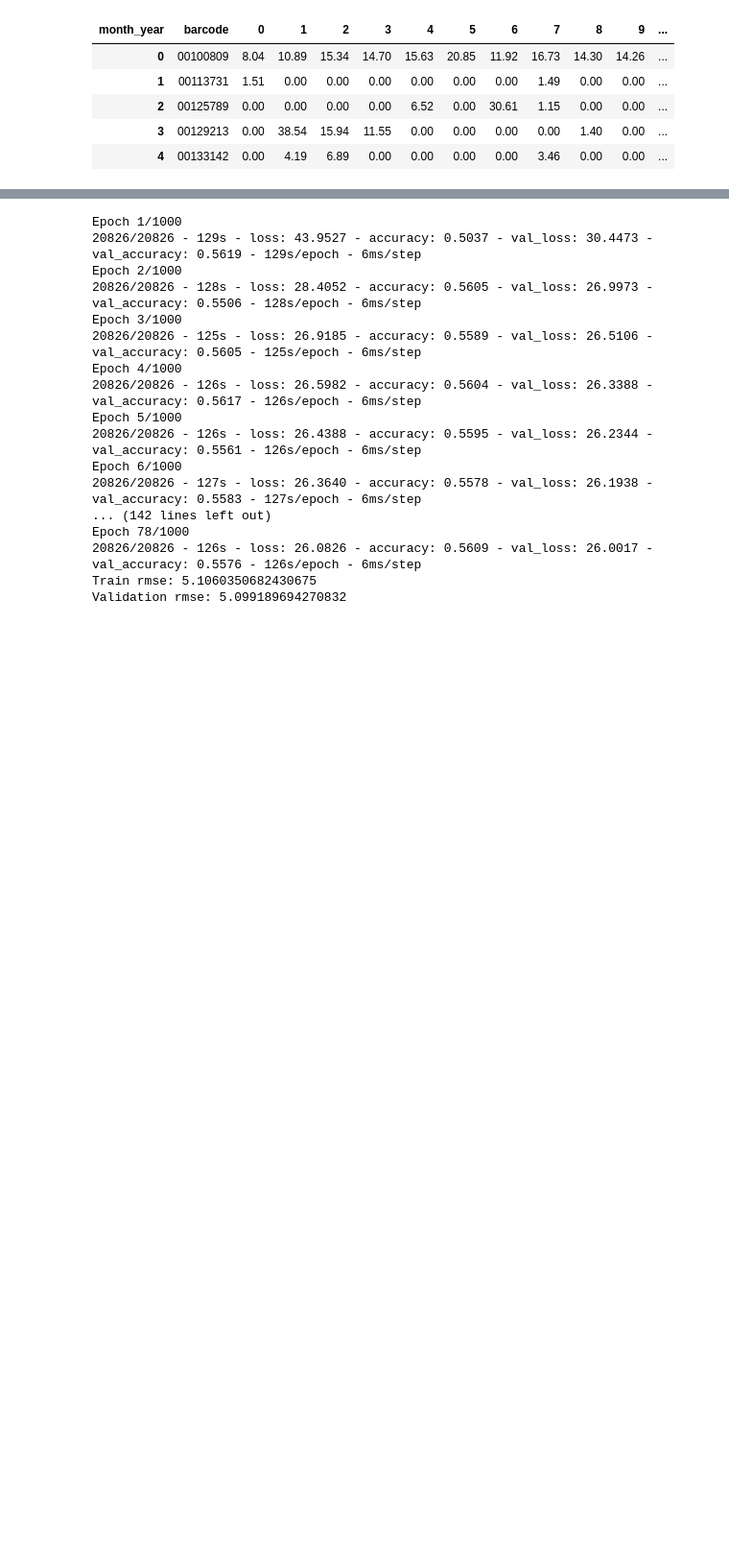
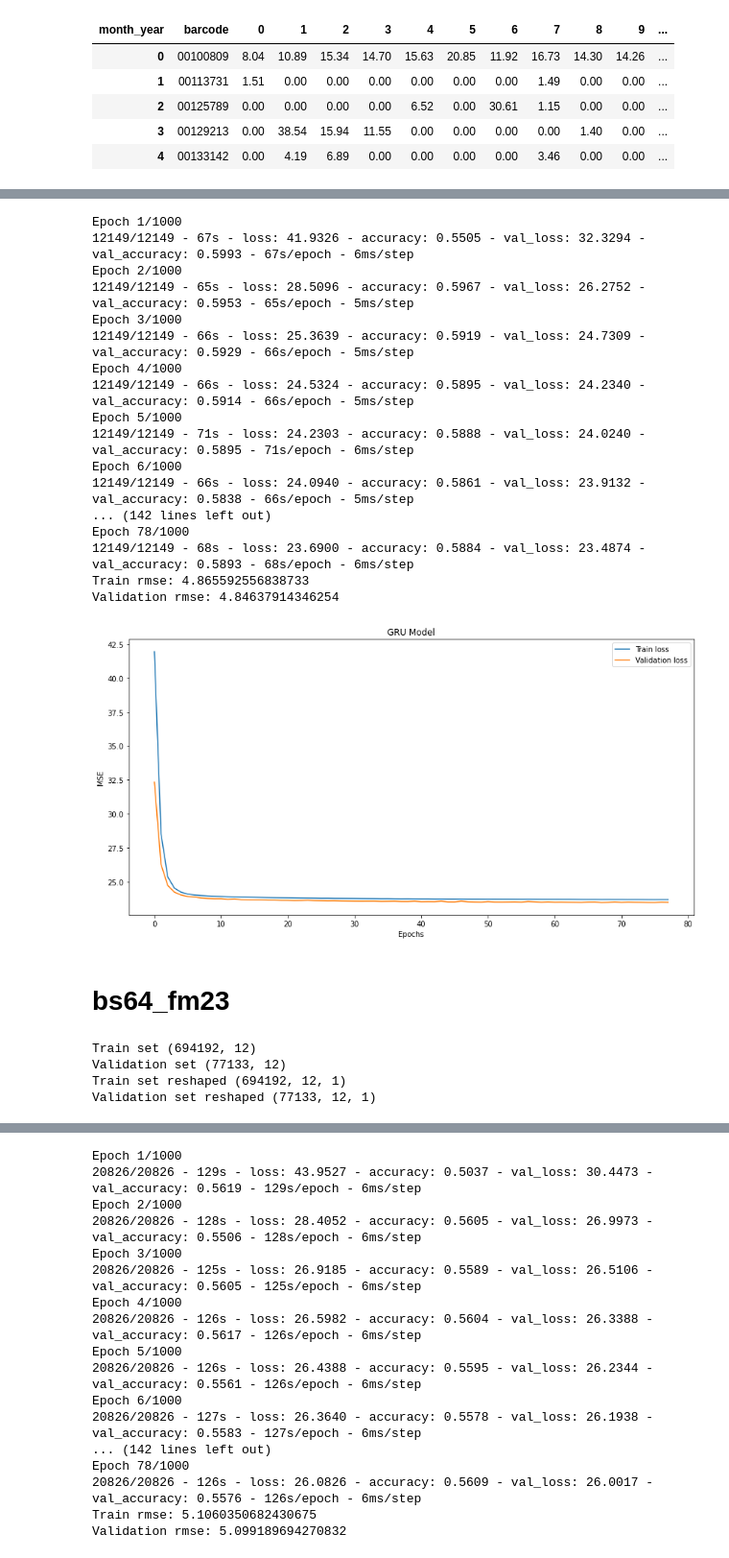
Before and after one commit to diegoray/sales-prediction-gru, a Jupyter notebook: ipynb/tugas-akhir-sales-forecasting-fix-2.ipynb, the cells around one changed output, grey strips where cells are left out. Shown at 96% size. Cells and saved outputs as stored; diff of their text form; code cells hidden in the pictures; blank space fills up the shorter version.

```diff
--- a/ipynb/tugas-akhir-sales-forecasting-fix-2.ipynb
+++ b/ipynb/tugas-akhir-sales-forecasting-fix-2.ipynb
@@ -227,0 +369,62 @@ summed_data.head()
+# %%
+auto_model(64, 8, 20)
+# %% [output]
+Epoch 1/1000
+12149/12149 - 67s - loss: 41.9326 - accuracy: 0.5505 - val_loss: 32.3294 - val_accuracy: 0.5993 - 67s/epoch - 6ms/step
+Epoch 2/1000
+12149/12149 - 65s - loss: 28.5096 - accuracy: 0.5967 - val_loss: 26.2752 - val_accuracy: 0.5953 - 65s/epoch - 5ms/step
+Epoch 3/1000
+12149/12149 - 66s - loss: 25.3639 - accuracy: 0.5919 - val_loss: 24.7309 - val_accuracy: 0.5929 - 66s/epoch - 5ms/step
+Epoch 4/1000
+12149/12149 - 66s - loss: 24.5324 - accuracy: 0.5895 - val_loss: 24.2340 - val_accuracy: 0.5914 - 66s/epoch - 5ms/step
+Epoch 5/1000
+12149/12149 - 71s - loss: 24.2303 - accuracy: 0.5888 - val_loss: 24.0240 - val_accuracy: 0.5895 - 71s/epoch - 6ms/step
+Epoch 6/1000
+12149/12149 - 66s - loss: 24.0940 - accuracy: 0.5861 - val_loss: 23.9132 - val_accuracy: 0.5838 - 66s/epoch - 5ms/step
+... (142 lines left out)
+Epoch 78/1000
+12149/12149 - 68s - loss: 23.6900 - accuracy: 0.5884 - val_loss: 23.4874 - val_accuracy: 0.5893 - 68s/epoch - 6ms/step
+Train rmse: 4.865592556838733
+Validation rmse: 4.84637914346254
+[figure, added]
+# %% [markdown]
+# bs64_fm23
+# %%
+first_month = 23
+last_month = 59
+serie_size = 12
+data_series = []
+
+for index, row in summed_data.iterrows():
+    for month1 in range((last_month - (first_month + serie_size)) + 1):
+        # serie = [row['barcode'], row['kodejenis']]
+        serie = [row['barcode']]
+        for month2 in range(serie_size + 1):
+            serie.append(row[month1 + first_month + month2])
+        data_series.append(serie)
+
+
+columns = ['barcode']
+[columns.append(i) for i in range(serie_size)]
+columns.append('label')
+
+data_series = pd.DataFrame(data_series, columns=columns)
+data_series.head()
+data_series = data_series.drop(['barcode'], axis=1)
+labels = data_series['label']
+data_series.drop('label', axis=1, inplace=True)
+train, valid, Y_train, Y_valid = train_test_split(data_series, labels.values, test_size=0.10, random_state=0)
+print("Train set", train.shape)
+print("Validation set", valid.shape)
+az = train.sort_index(axis = 0)
+az.head()
+X_train = train.values.reshape((train.shape[0], train.shape[1], 1))
+X_valid = valid.values.reshape((valid.shape[0], valid.shape[1], 1))
+
+print("Train set reshaped", X_train.shape)
+print("Validation set reshaped", X_valid.shape)
+# %% [output]
+Train set (694192, 12)
+Validation set (77133, 12)
+Train set reshaped (694192, 12, 1)
+Validation set reshaped (77133, 12, 1)
```
Also changed, not shown: parts of 43 cells of this notebook, 8 other files.
